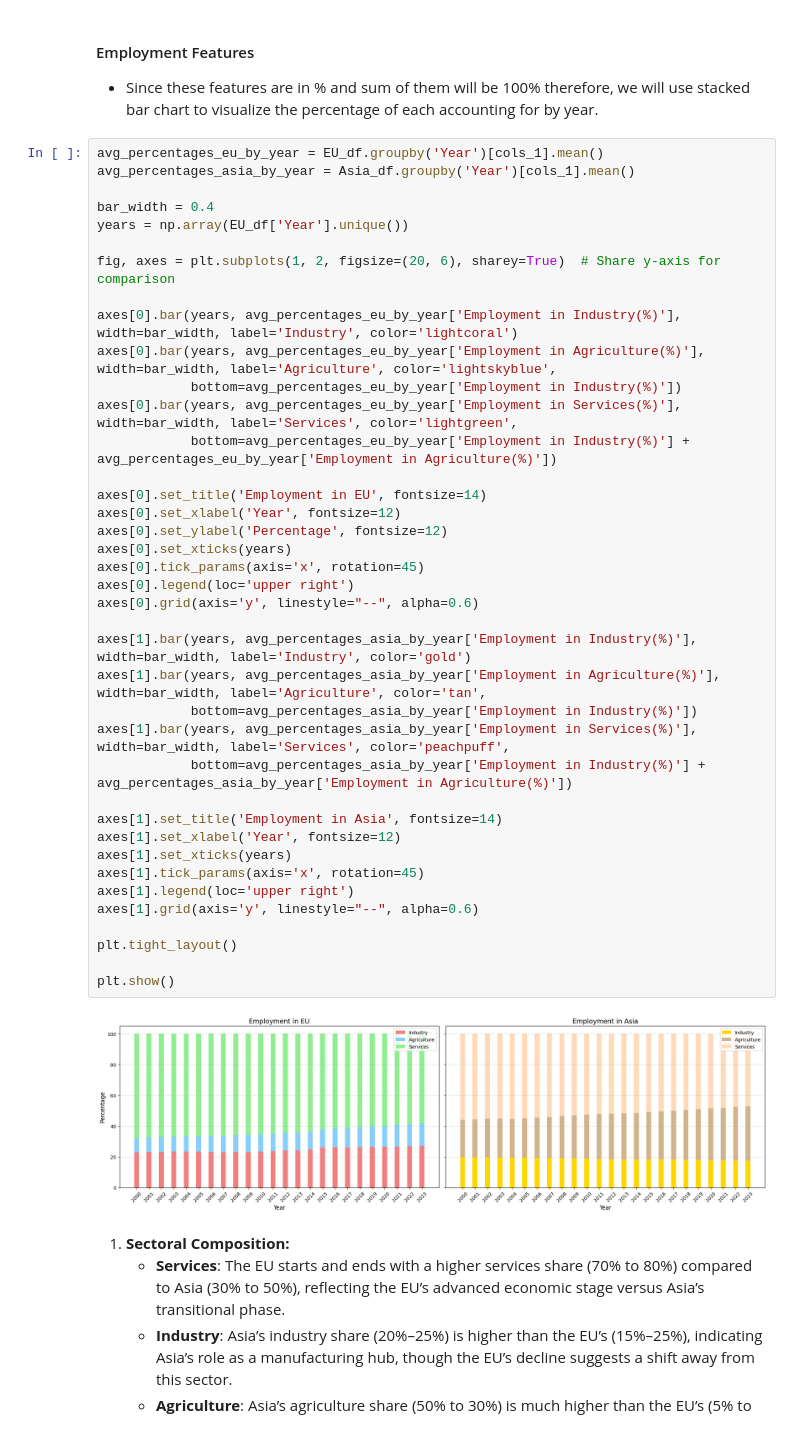
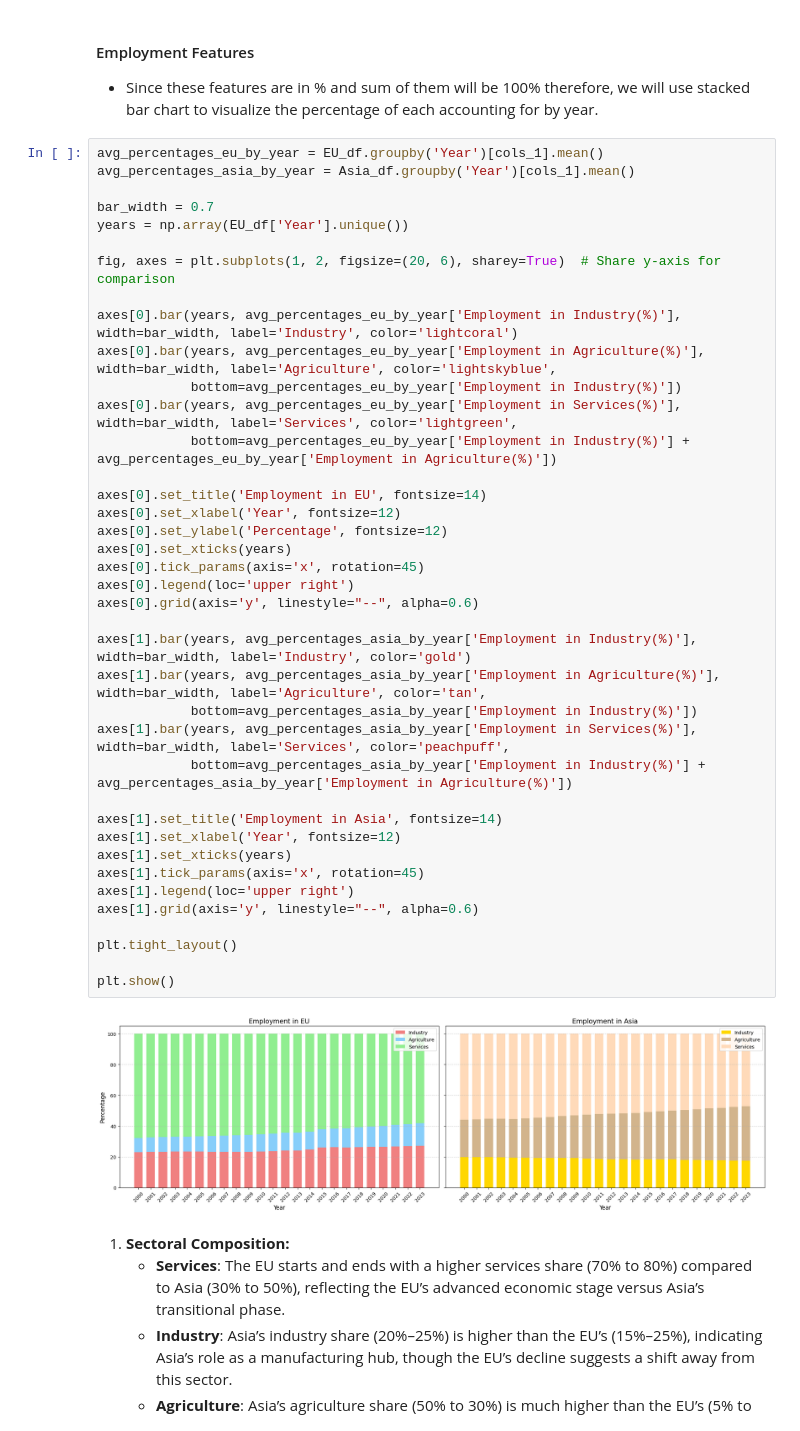
Before and after one commit to truongthuankiet1990gmailcom/Data-Visualization-HW2, a Jupyter notebook: 22127224_22127254.ipynb, the cells around one changed output. Saved outputs shown, nothing was run; the diff lists cells and outputs as text.

```diff
--- a/22127224_22127254.ipynb
+++ b/22127224_22127254.ipynb
@@ -762,7 +762,7 @@ plt.show()
 avg_percentages_eu_by_year = EU_df.groupby('Year')[cols_1].mean()
 avg_percentages_asia_by_year = Asia_df.groupby('Year')[cols_1].mean()
 
-bar_width = 0.4
+bar_width = 0.7
 years = np.array(EU_df['Year'].unique())
 
 fig, axes = plt.subplots(1, 2, figsize=(20, 6), sharey=True)  # Share y-axis for comparison
@@ -771,34 +771,34 @@ axes[0].bar(years, avg_percentages_eu_by_year['Employment in Industry(%)'], widt
 axes[0].bar(years, avg_percentages_eu_by_year['Employment in Agriculture(%)'], width=bar_width, label='Agriculture', color='lightskyblue',
             bottom=avg_percentages_eu_by_year['Employment in Industry(%)'])
 axes[0].bar(years, avg_percentages_eu_by_year['Employment in Services(%)'], width=bar_width, label='Services', color='lightgreen',
             bottom=avg_percentages_eu_by_year['Employment in Industry(%)'] + avg_percentages_eu_by_year['Employment in Agriculture(%)'])
 
 axes[0].set_title('Employment in EU', fontsize=14)
 axes[0].set_xlabel('Year', fontsize=12)
 axes[0].set_ylabel('Percentage', fontsize=12)
 axes[0].set_xticks(years)
 axes[0].tick_params(axis='x', rotation=45)
 axes[0].legend(loc='upper right')
 axes[0].grid(axis='y', linestyle="--", alpha=0.6)
 
 axes[1].bar(years, avg_percentages_asia_by_year['Employment in Industry(%)'], width=bar_width, label='Industry', color='gold')
 axes[1].bar(years, avg_percentages_asia_by_year['Employment in Agriculture(%)'], width=bar_width, label='Agriculture', color='tan',
             bottom=avg_percentages_asia_by_year['Employment in Industry(%)'])
 axes[1].bar(years, avg_percentages_asia_by_year['Employment in Services(%)'], width=bar_width, label='Services', color='peachpuff',
             bottom=avg_percentages_asia_by_year['Employment in Industry(%)'] + avg_percentages_asia_by_year['Employment in Agriculture(%)'])
 
 axes[1].set_title('Employment in Asia', fontsize=14)
 axes[1].set_xlabel('Year', fontsize=12)
 axes[1].set_xticks(years)
 axes[1].tick_params(axis='x', rotation=45)
 axes[1].legend(loc='upper right')
 axes[1].grid(axis='y', linestyle="--", alpha=0.6)
 
 plt.tight_layout()
 
 plt.show()
 # %% [output]
-[figure, old version]
+[figure, new version]
 # %% [markdown]
 1. **Sectoral Composition:**
     - **Services**: The EU starts and ends with a higher services share (70% to 80%) compared to Asia (30% to 50%), reflecting the EU’s advanced economic stage versus Asia’s transitional phase.
```
Also changed, not shown: parts of 5 cells of this notebook.
